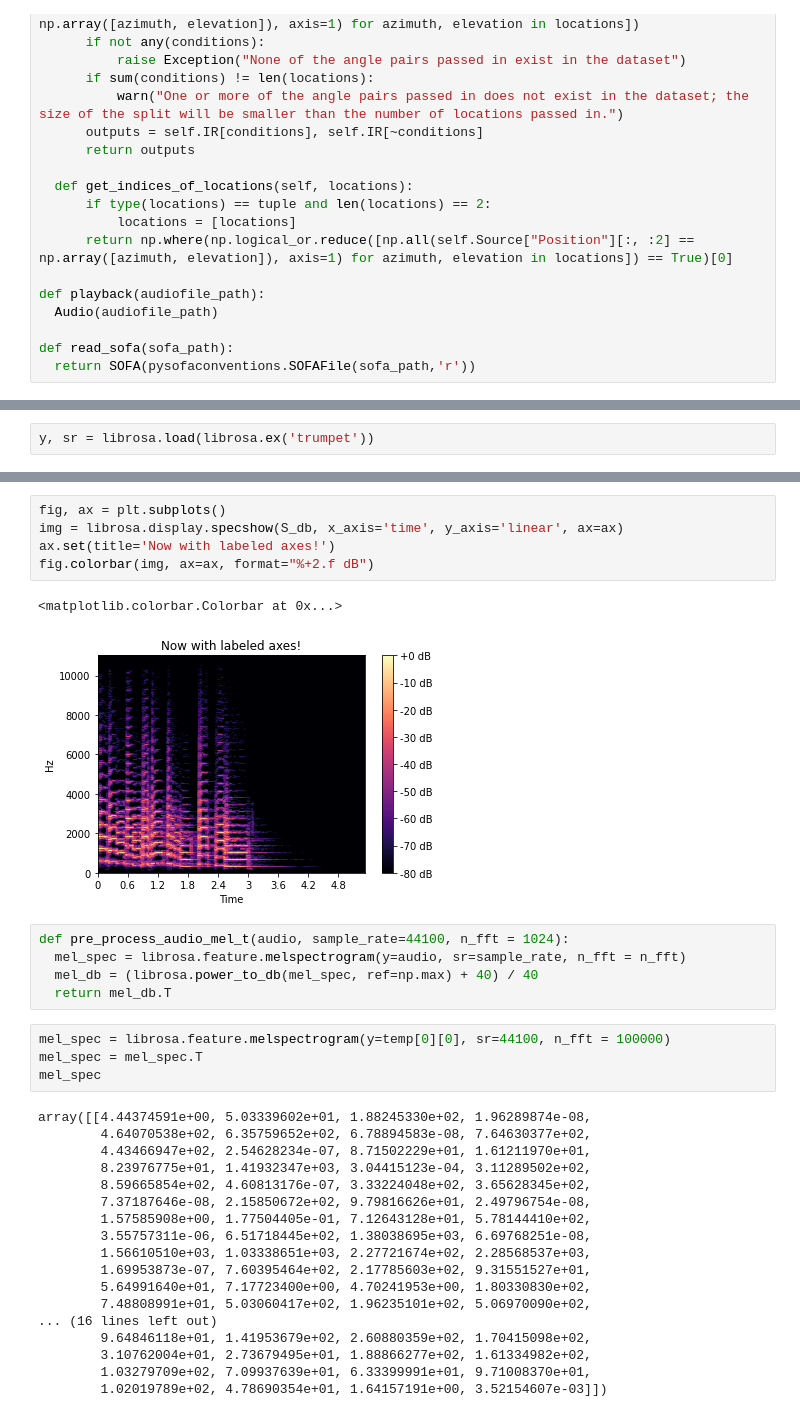
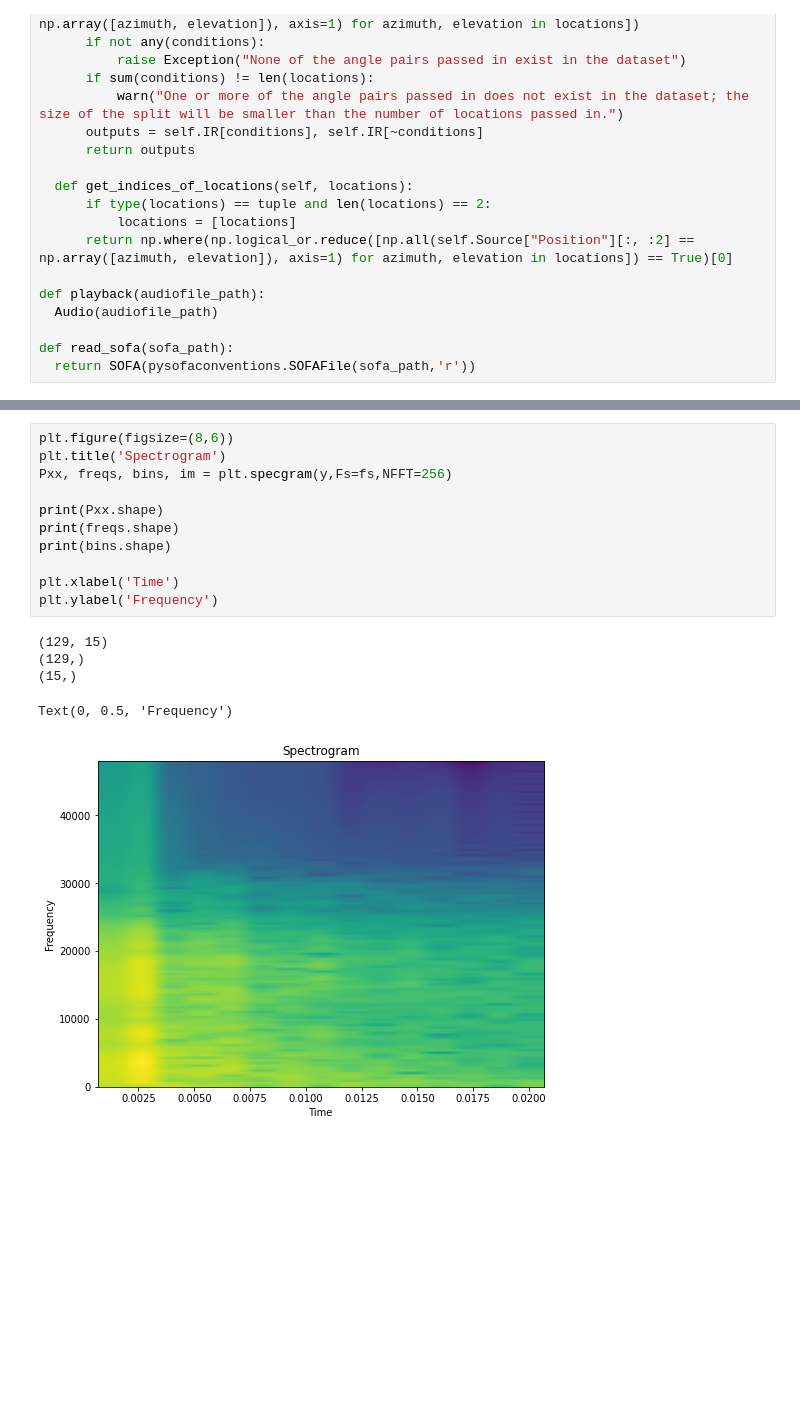
Before and after one commit to pakdaniel/DataMiningFinal, a Jupyter notebook: DataMiningFinal.ipynb, the cells around one changed output, grey strips where cells are left out. Cells and saved outputs as stored; diff of their text form; blank space fills up the shorter version.

```diff
--- a/DataMiningFinal.ipynb
+++ b/DataMiningFinal.ipynb
@@ -173,2 +172,0 @@ fig.colorbar(img, ax=ax, format="%+2.f dB")
-# %%
-y, sr = librosa.load(librosa.ex('trumpet'))
@@ -187,35 +173,17 @@ plt.colorbar()
-# %%
-fig, ax = plt.subplots()
-img = librosa.display.specshow(S_db, x_axis='time', y_axis='linear', ax=ax)
-ax.set(title='Now with labeled axes!')
-fig.colorbar(img, ax=ax, format="%+2.f dB")
-# %% [output]
-<matplotlib.colorbar.Colorbar at 0x...>
-[figure, removed]
-# %%
-def pre_process_audio_mel_t(audio, sample_rate=44100, n_fft = 1024):
-  mel_spec = librosa.feature.melspectrogram(y=audio, sr=sample_rate, n_fft = n_fft)
-  mel_db = (librosa.power_to_db(mel_spec, ref=np.max) + 40) / 40
-  return mel_db.T
-# %%
-mel_spec = librosa.feature.melspectrogram(y=temp[0][0], sr=44100, n_fft = 100000)
-mel_spec = mel_spec.T
-mel_spec
-# %% [output]
-array([[4.44374591e+00, 5.03339602e+01, 1.88245330e+02, 1.96289874e-08,
-        4.64070538e+02, 6.35759652e+02, 6.78894583e-08, 7.64630377e+02,
-        4.43466947e+02, 2.54628234e-07, 8.71502229e+01, 1.61211970e+01,
-        8.23976775e+01, 1.41932347e+03, 3.04415123e-04, 3.11289502e+02,
-        8.59665854e+02, 4.60813176e-07, 3.33224048e+02, 3.65628345e+02,
-        7.37187646e-08, 2.15850672e+02, 9.79816626e+01, 2.49796754e-08,
-        1.57585908e+00, 1.77504405e-01, 7.12643128e+01, 5.78144410e+02,
-        3.55757311e-06, 6.51718445e+02, 1.38038695e+03, 6.69768251e-08,
-        1.56610510e+03, 1.03338651e+03, 2.27721674e+02, 2.28568537e+03,
-        1.69953873e-07, 7.60395464e+02, 2.17785603e+02, 9.31551527e+01,
-        5.64991640e+01, 7.17723400e+00, 4.70241953e+00, 1.80330830e+02,
-        7.48808991e+01, 5.03060417e+02, 1.96235101e+02, 5.06970090e+02,
-... (16 lines left out)
-        9.64846118e+01, 1.41953679e+02, 2.60880359e+02, 1.70415098e+02,
-        3.10762004e+01, 2.73679495e+01, 1.88866277e+02, 1.61334982e+02,
-        1.03279709e+02, 7.09937639e+01, 6.33399991e+01, 9.71008370e+01,
-        1.02019789e+02, 4.78690354e+01, 1.64157191e+00, 3.52154607e-03]])
+# %%
+plt.figure(figsize=(8,6))
+plt.title('Spectrogram')
+Pxx, freqs, bins, im = plt.specgram(y,Fs=fs,NFFT=256)
+
+print(Pxx.shape)
+print(freqs.shape)
+print(bins.shape)
+
+plt.xlabel('Time')
+plt.ylabel('Frequency')
+# %% [output]
+(129, 15)
+(129,)
+(15,)
+Text(0, 0.5, 'Frequency')
+[figure, added]
```
Also changed, not shown: parts of 15 cells of this notebook.
